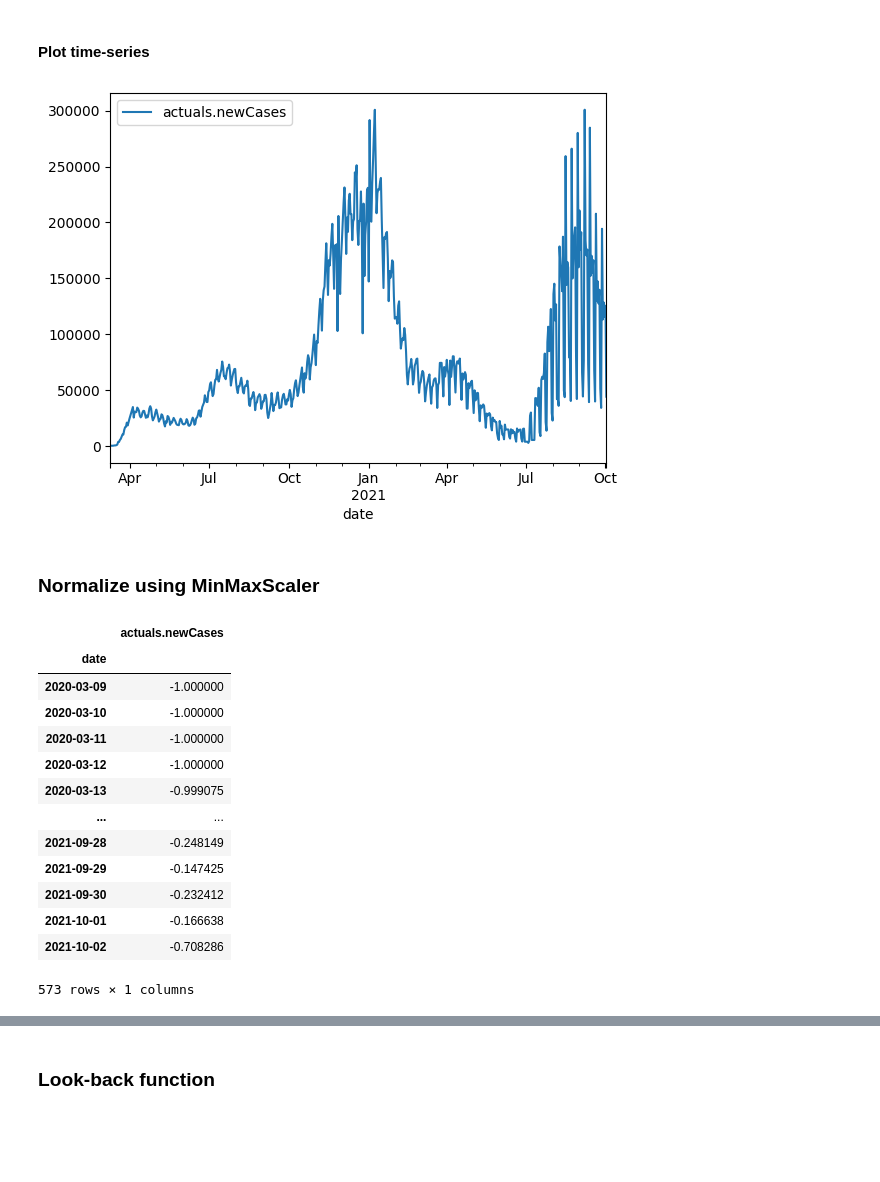
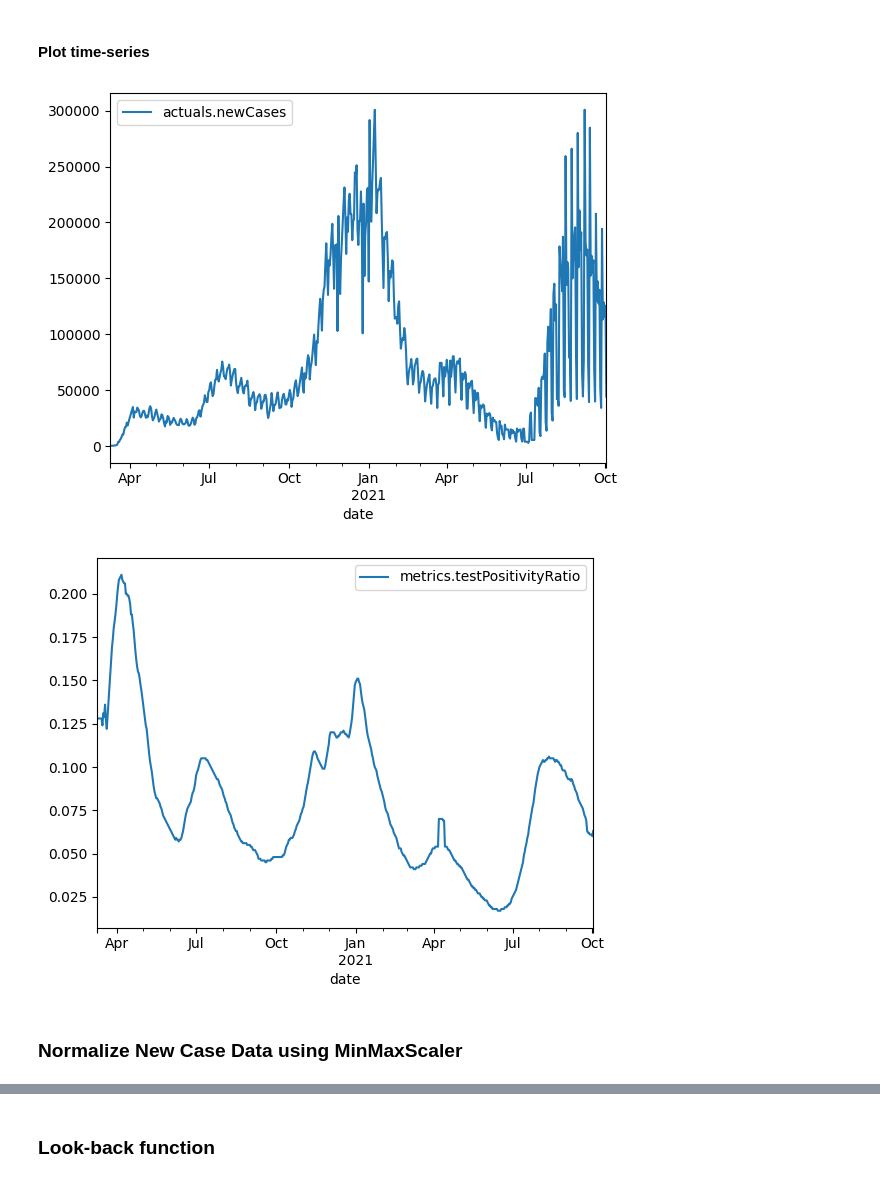
Before and after one commit to Purdue-IEEE-EMBS/BHI-23-PHInformatics, a Jupyter notebook: src/PHI.ipynb, the cells around one changed output, grey strips where cells are left out. Drawn from its saved outputs; the diff is of its cells as text; code cells hidden in the pictures; blank space fills up the shorter version.

```diff
--- a/src/PHI.ipynb
+++ b/src/PHI.ipynb
@@ -38,30 +44,13 @@ df
 # %% [markdown]
 #### Plot time-series
 # %%
-df.plot()
+new_cases.plot()
+plt.show()
 
+pos_ratio.plot()
 plt.show()
 # %% [output]
 [figure]
+[figure, added]
 # %% [markdown]
-### Normalize using MinMaxScaler
+### Normalize New Case Data using MinMaxScaler
-# %%
-scaler = MinMaxScaler(feature_range=(-1, 1))
-df['actuals.newCases'] = scaler.fit_transform(df['actuals.newCases'].values.reshape(-1, 1))
-
-df
-# %% [output]
-|  | actuals.newCases |
-| date |  |
-| 2020-03-09 | -1.000000 |
-| 2020-03-10 | -1.000000 |
-| 2020-03-11 | -1.000000 |
-| 2020-03-12 | -1.000000 |
-| 2020-03-13 | -0.999075 |
-| ... | ... |
-| 2021-09-28 | -0.248149 |
-| 2021-09-29 | -0.147425 |
-| 2021-09-30 | -0.232412 |
-| 2021-10-01 | -0.166638 |
-| 2021-10-02 | -0.708286 |
-573 rows × 1 columns
```
Also changed, not shown: parts of 11 cells of this notebook.
